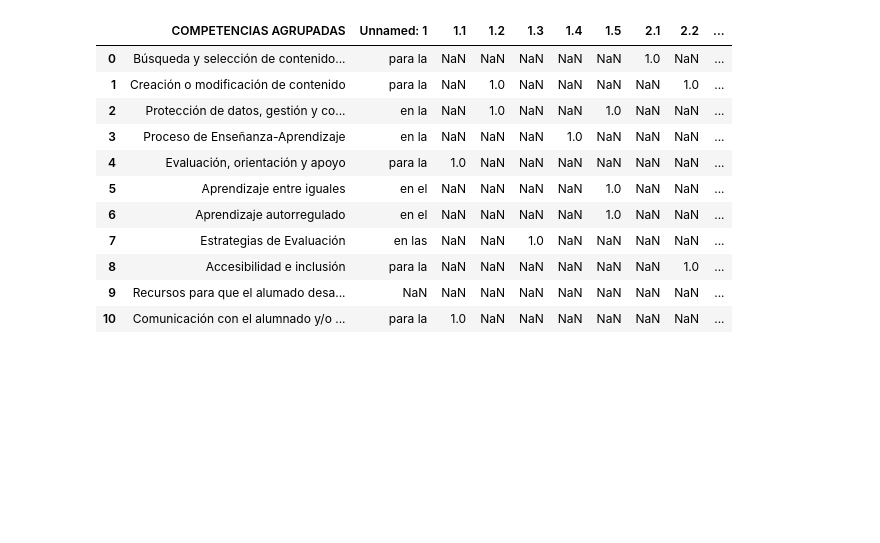
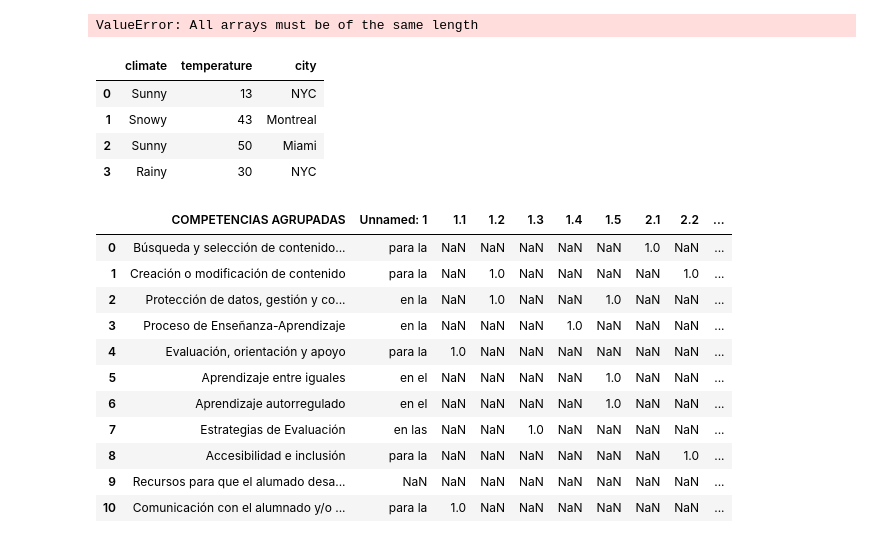
Before and after one commit to catedu/cdd-data, a Jupyter notebook: dev.ipynb, the cells around one changed output. Cells and saved outputs as stored; diff of their text form; code cells hidden in the pictures; blank space fills up the shorter version.

```diff
--- a/dev.ipynb
+++ b/dev.ipynb
@@ -3,5 +4,21 @@ import pandas as pd
 
 df = pd.read_csv("Dicc.csv", sep=";")
+# %%
+df = pd.DataFrame(OrderedDict([
+    ('climate', ['Sunny', 'Snowy', 'Sunny', 'Rainy']),
+    ('temperature', [13, 50, 30]),
+    ('city', ['NYC', 'Montreal', 'Miami', 'NYC'])
+]))
+# %% [output]
+ValueError: All arrays must be of the same length
+# %%
+df
+# %% [output]
+|  | climate | temperature | city |
+| 0 | Sunny | 13 | NYC |
+| 1 | Snowy | 43 | Montreal |
+| 2 | Sunny | 50 | Miami |
+| 3 | Rainy | 30 | NYC |
 # %%
 COMPETENCIAS = pd.read_csv("competencias.csv", sep=",")
 # %%
```
Also changed, not shown: parts of 1 cell of this notebook, 8 other files.
